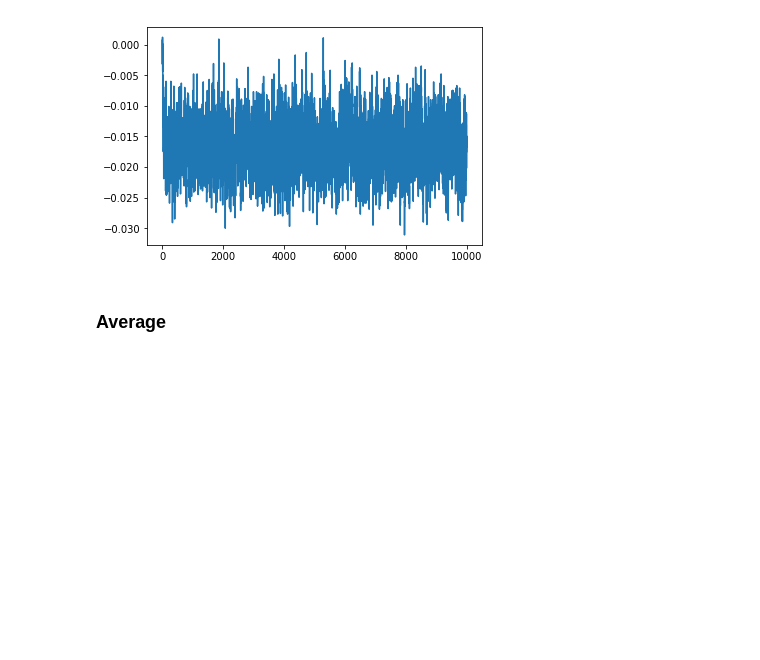
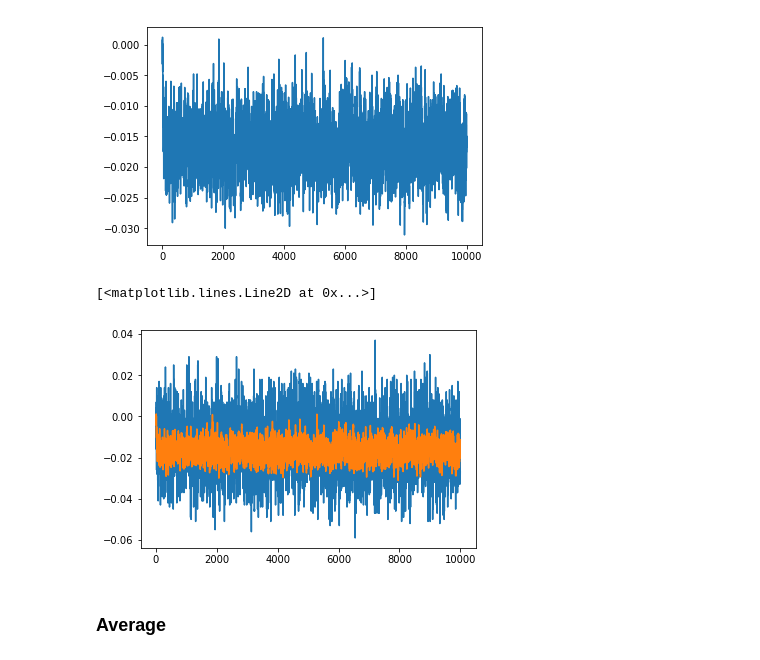
Before and after one commit to mcucchi9/exotic, a Jupyter notebook: notebooks/prediction_step_forcing.ipynb, the cells around one changed output. Drawn from its saved outputs; the diff is of its cells as text; code cells hidden in the pictures; blank space fills up the shorter version.

```diff
--- a/notebooks/prediction.ipynb
+++ b/notebooks/prediction_step_forcing.ipynb
@@ -85,6 +85,12 @@ plt.plot(resp_pred[0:10000])
 # %% [output]
 [<matplotlib.lines.Line2D at 0x...>]
 [figure]
+# %%
+plt.plot(resp_real[0:10000])
+plt.plot(resp_pred[0:10000])
+# %% [output]
+[<matplotlib.lines.Line2D at 0x...>]
+[figure, added]
 # %% [markdown]
 ### Average
 # %%
```
Also changed, not shown: parts of 3 cells of this notebook, 8 other files.
